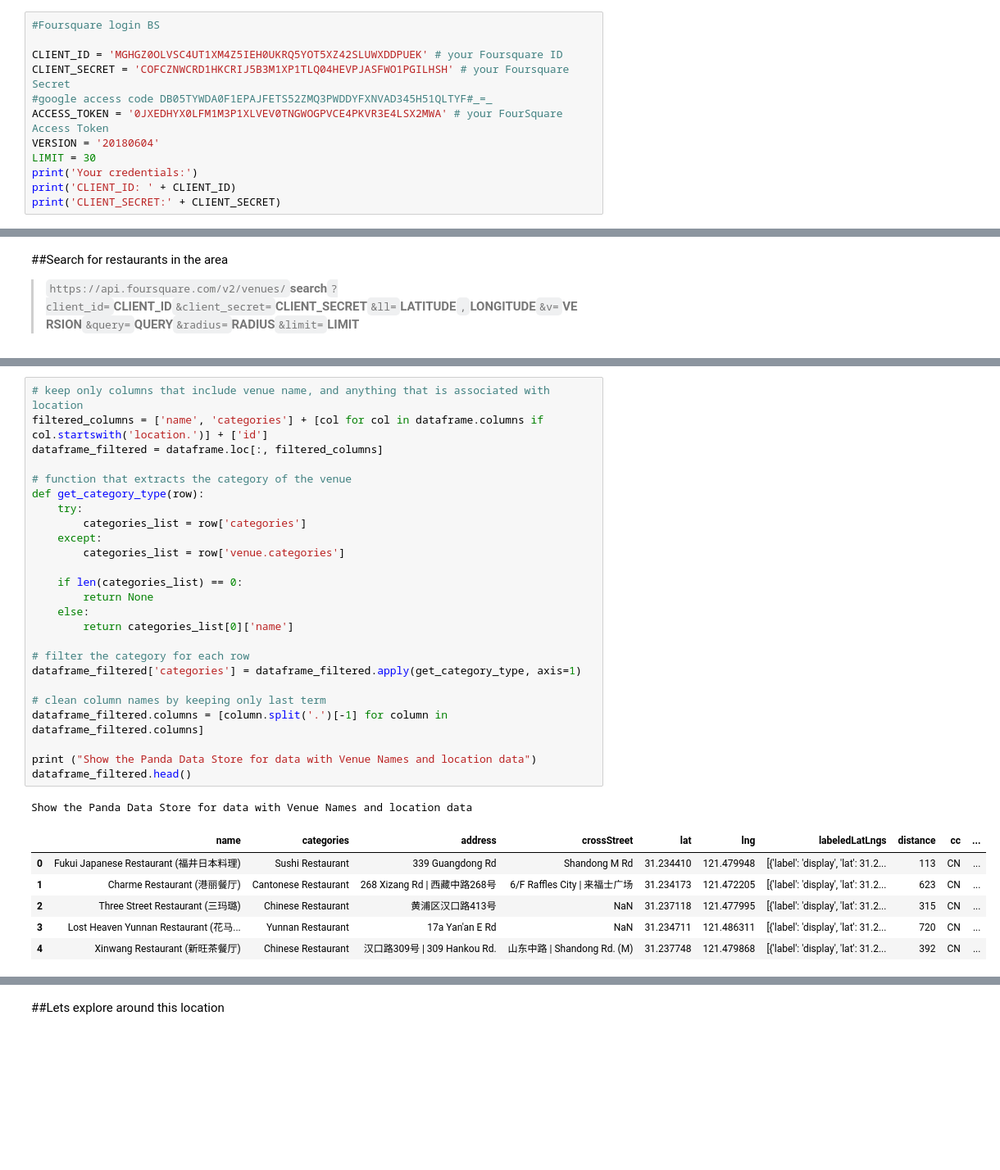
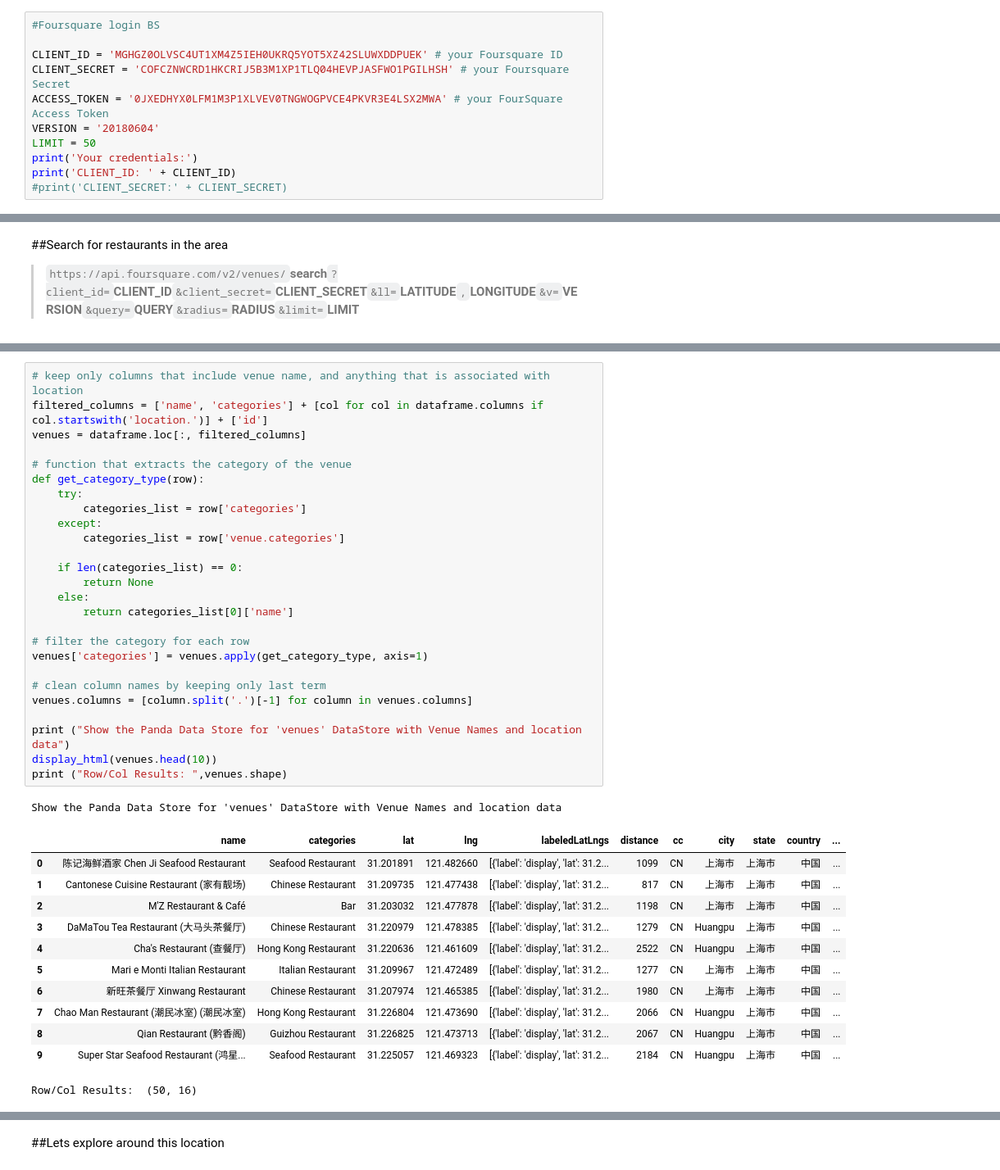
Before and after one commit to csloz/Coursera_Capstone, a Jupyter notebook: Neighbourhood Battles.ipynb, the cells around one changed output, grey strips where cells are left out. Shown at 82% size. Saved outputs shown, nothing was run; the diff lists cells and outputs as text; blank space fills up the shorter version.

```diff
--- a/Neighbourhood Battles.ipynb
+++ b/Neighbourhood Battles.ipynb
@@ -71,13 +75,12 @@ Libraries imported.
 
 CLIENT_ID = 'MGHGZ0OLVSC4UT1XM4Z5IEH0UKRQ5YOT5XZ42SLUWXDDPUEK' # your Foursquare ID
 CLIENT_SECRET = 'COFCZNWCRD1HKCRIJ5B3M1XP1TLQ04HEVPJASFWO1PGILHSH' # your Foursquare Secret
-#google access code DB05TYWDA0F1EPAJFETS52ZMQ3PWDDYFXNVAD345H51QLTYF#_=_
 ACCESS_TOKEN = '0JXEDHYX0LFM1M3P1XLVEV0TNGWOGPVCE4PKVR3E4LSX2MWA' # your FourSquare Access Token
 VERSION = '20180604'
-LIMIT = 30
+LIMIT = 50
 print('Your credentials:')
 print('CLIENT_ID: ' + CLIENT_ID)
-print('CLIENT_SECRET:' + CLIENT_SECRET)
+#print('CLIENT_SECRET:' + CLIENT_SECRET)
 # %% [output]
 Your credentials:
 CLIENT_ID: MGHGZ0OLVSC4UT1XM4Z5IEH0UKRQ5YOT5XZ42SLUWXDDPUEK
@@ -136,33 +144,40 @@ dataframe.head()
 # %%
 # keep only columns that include venue name, and anything that is associated with location
 filtered_columns = ['name', 'categories'] + [col for col in dataframe.columns if col.startswith('location.')] + ['id']
-dataframe_filtered = dataframe.loc[:, filtered_columns]
+venues = dataframe.loc[:, filtered_columns]
 
 # function that extracts the category of the venue
 def get_category_type(row):
     try:
         categories_list = row['categories']
     except:
         categories_list = row['venue.categories']
 
     if len(categories_list) == 0:
         return None
     else:
         return categories_list[0]['name']
 
 # filter the category for each row
-dataframe_filtered['categories'] = dataframe_filtered.apply(get_category_type, axis=1)
+venues['categories'] = venues.apply(get_category_type, axis=1)
 
 # clean column names by keeping only last term
-dataframe_filtered.columns = [column.split('.')[-1] for column in dataframe_filtered.columns]
+venues.columns = [column.split('.')[-1] for column in venues.columns]
 
-print ("Show the Panda Data Store for data with Venue Names and location data")
-dataframe_filtered.head()
+print ("Show the Panda Data Store for 'venues' DataStore with Venue Names and location data")
+display_html(venues.head(10))
+print ("Row/Col Results: ",venues.shape)
 # %% [output]
-Show the Panda Data Store for data with Venue Names and location data
+Show the Panda Data Store for 'venues' DataStore with Venue Names and location data
-|  | name | categories | address | crossStreet | lat | lng | labeledLatLngs | distance | cc | ... |
-| 0 | Fukui Japanese Restaurant (福井日本料理) | Sushi Restaurant | 339 Guangdong Rd | Shandong M Rd | 31.234410 | 121.479948 | [{'label': 'display', 'lat': 31.2... | 113 | CN | ... |
-| 1 | Charme Restaurant (港丽餐厅) | Cantonese Restaurant | 268 Xizang Rd | 西藏中路268号 | 6/F Raffles City | 来福士广场 | 31.234173 | 121.472205 | [{'label': 'display', 'lat': 31.2... | 623 | CN | ... |
-| 2 | Three Street Restaurant (三玛璐) | Chinese Restaurant | 黄浦区汉口路413号 | NaN | 31.237118 | 121.477995 | [{'label': 'display', 'lat': 31.2... | 315 | CN | ... |
-| 3 | Lost Heaven Yunnan Restaurant (花马... | Yunnan Restaurant | 17a Yan'an E Rd | NaN | 31.234711 | 121.486311 | [{'label': 'display', 'lat': 31.2... | 720 | CN | ... |
-| 4 | Xinwang Restaurant (新旺茶餐厅) | Chinese Restaurant | 汉口路309号 | 309 Hankou Rd. | 山东中路 | Shandong Rd. (M) | 31.237748 | 121.479868 | [{'label': 'display', 'lat': 31.2... | 392 | CN | ... |
+|  | name | categories | lat | lng | labeledLatLngs | distance | cc | city | state | country | ... |
+| 0 | 陈记海鲜酒家 Chen Ji Seafood Restaurant | Seafood Restaurant | 31.201891 | 121.482660 | [{'label': 'display', 'lat': 31.2... | 1099 | CN | 上海市 | 上海市 | 中国 | ... |
+| 1 | Cantonese Cuisine Restaurant (家有靓场) | Chinese Restaurant | 31.209735 | 121.477438 | [{'label': 'display', 'lat': 31.2... | 817 | CN | 上海市 | 上海市 | 中国 | ... |
+| 2 | M'Z Restaurant & Café | Bar | 31.203032 | 121.477878 | [{'label': 'display', 'lat': 31.2... | 1198 | CN | 上海市 | 上海市 | 中国 | ... |
+| 3 | DaMaTou Tea Restaurant (大马头茶餐厅) | Chinese Restaurant | 31.220979 | 121.478385 | [{'label': 'display', 'lat': 31.2... | 1279 | CN | Huangpu | 上海市 | 中国 | ... |
+| 4 | Cha's Restaurant (查餐厅) | Hong Kong Restaurant | 31.220636 | 121.461609 | [{'label': 'display', 'lat': 31.2... | 2522 | CN | Huangpu | 上海市 | 中国 | ... |
+| 5 | Mari e Monti Italian Restaurant | Italian Restaurant | 31.209967 | 121.472489 | [{'label': 'display', 'lat': 31.2... | 1277 | CN | 上海市 | 上海市 | 中国 | ... |
+| 6 | 新旺茶餐厅 Xinwang Restaurant | Chinese Restaurant | 31.207974 | 121.465385 | [{'label': 'display', 'lat': 31.2... | 1980 | CN | 上海市 | 上海市 | 中国 | ... |
+| 7 | Chao Man Restaurant (潮民冰室) (潮民冰室) | Hong Kong Restaurant | 31.226804 | 121.473690 | [{'label': 'display', 'lat': 31.2... | 2066 | CN | Huangpu | 上海市 | 中国 | ... |
+| 8 | Qian Restaurant (黔香阁) | Guizhou Restaurant | 31.226825 | 121.473713 | [{'label': 'display', 'lat': 31.2... | 2067 | CN | Huangpu | 上海市 | 中国 | ... |
+| 9 | Super Star Seafood Restaurant (鸿星... | Seafood Restaurant | 31.225057 | 121.469323 | [{'label': 'display', 'lat': 31.2... | 2184 | CN | Huangpu | 上海市 | 中国 | ... |
+Row/Col Results:  (50, 16)
```
Also changed, not shown: parts of 39 cells of this notebook.
